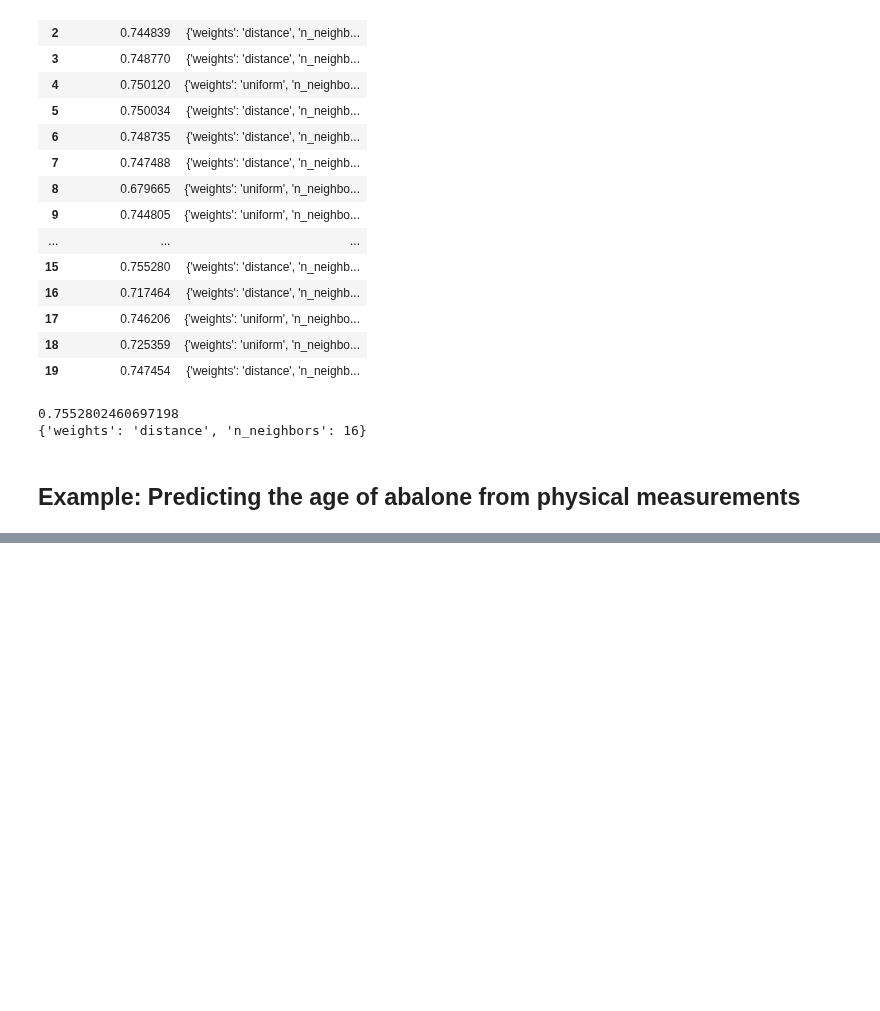
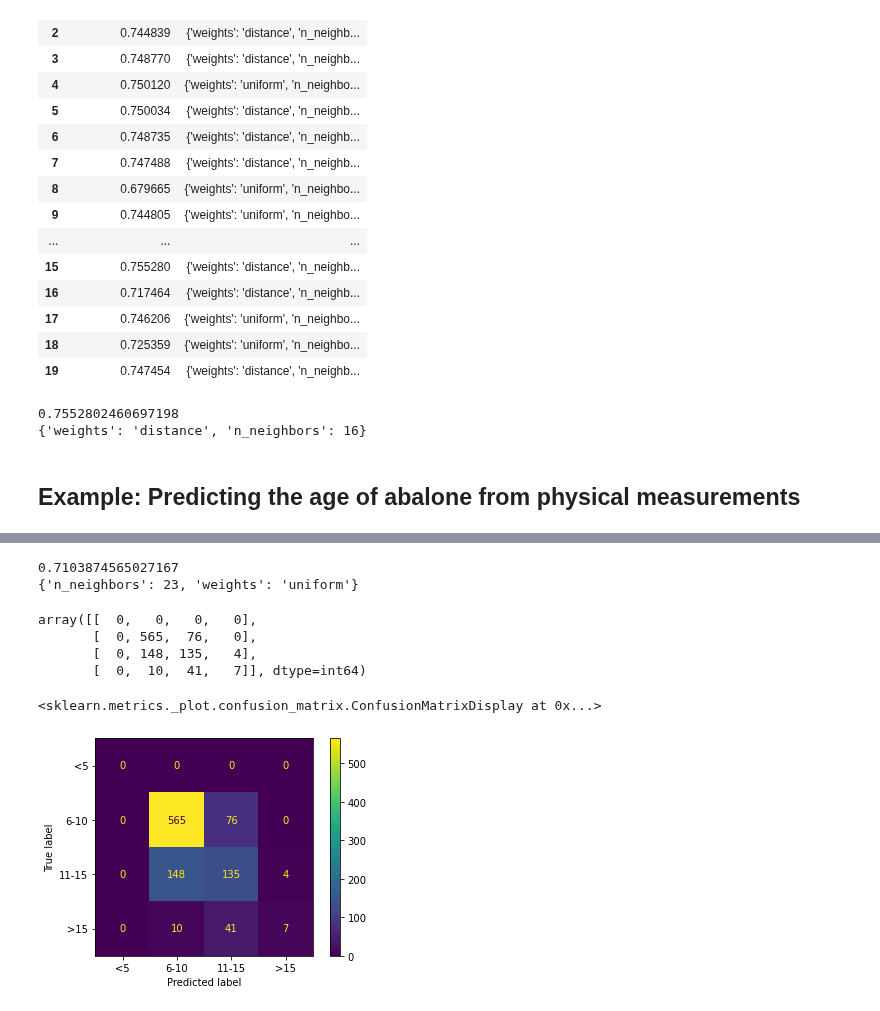
Before and after one commit to um-perez-alvaro/Data-Science-Practice, a Jupyter notebook: Jupyter Notebooks/Classification/notebooks/Part III. Grid Search.ipynb, the cells around one changed output, grey strips where cells are left out. Saved outputs shown, nothing was run; the diff lists cells and outputs as text; code cells hidden in the pictures; blank space fills up the shorter version.

Commit message:
updated grid search nb

```diff
--- a/Jupyter Notebooks/Classification/notebooks/Part III. Grid Search.ipynb
+++ b/Jupyter Notebooks/Classification/notebooks/Part III. Grid Search.ipynb
@@ -192,0 +249,12 @@ print(grid.best_params_)
+# %%
+# feature matrix X/target vector y
+X = abalone[['Length','Diameter','Whole weight','Shucked weight','Viscera weight','Shell weight']]
+y = abalone.Rings
+# %%
+# train/test split
+from sklearn.model_selection import train_test_split
+X_train,X_test,y_train,y_test = train_test_split(X,y)
+# %%
+# instantiate and fit the grid
+grid = GridSearchCV(knn_clf, param_grid, cv=10, scoring='accuracy', verbose=1, n_jobs=-1)
+grid.fit(X_train, y_train)
@@ -192,0 +274,9 @@ print(grid.best_params_)
+# %%
+# examine the best model hyperparameter
+print(grid.best_score_)
+print(grid.best_params_)
+# %% [output]
+0.7103874565027167
+{'n_neighbors': 23, 'weights': 'uniform'}
+# %%
+best_clf = grid.best_estimator_
@@ -192,0 +285,15 @@ print(grid.best_params_)
+# %%
+from sklearn.metrics import confusion_matrix, accuracy_score
+confusion_matrix(y_test,y_test_pred,labels=['<5','6-10','11-15','>15'])
+# %% [output]
+array([[  0,   0,   0,   0],
+       [  0, 565,  76,   0],
+       [  0, 148, 135,   4],
+       [  0,  10,  41,   7]], dtype=int64)
+# %%
+# visualize confusion matrix
+from sklearn.metrics import plot_confusion_matrix
+plot_confusion_matrix(best_clf, X_test, y_test, labels=['<5','6-10','11-15','>15'])
+# %% [output]
+<sklearn.metrics._plot.confusion_matrix.ConfusionMatrixDisplay at 0x...>
+[figure, added]
```
Also changed, not shown: parts of 11 cells of this notebook.
